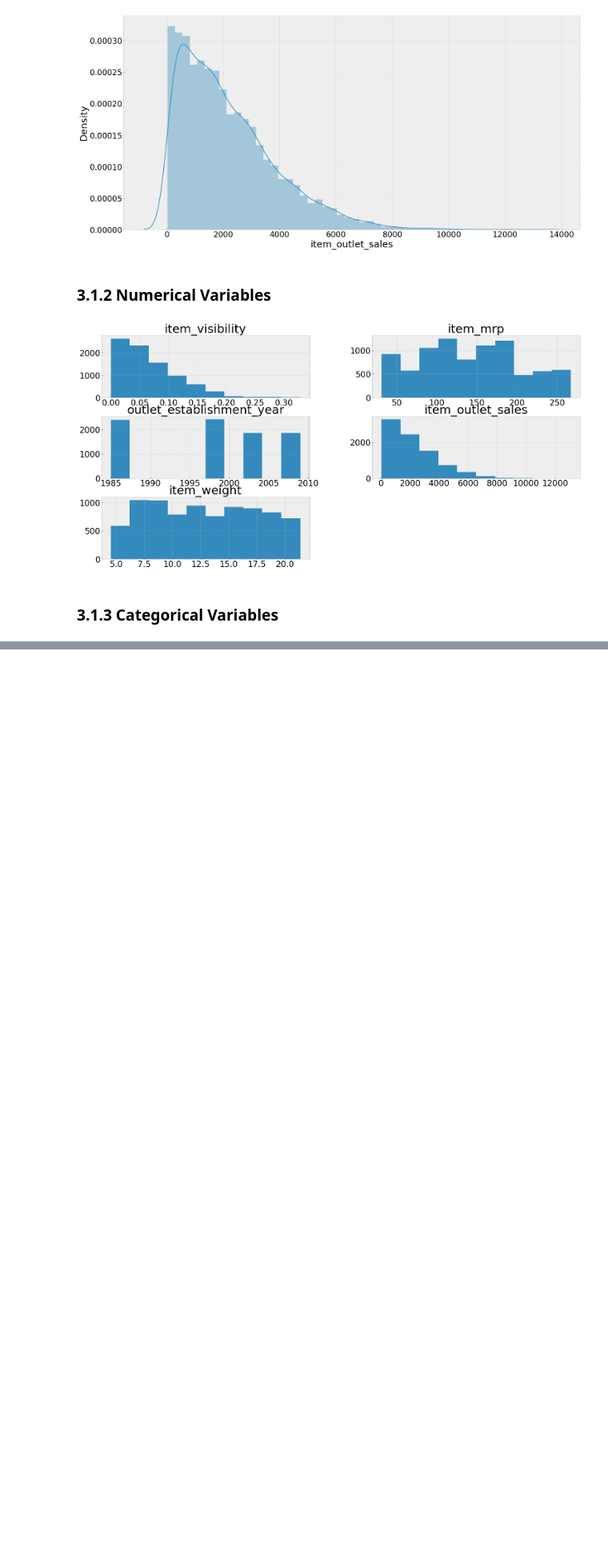
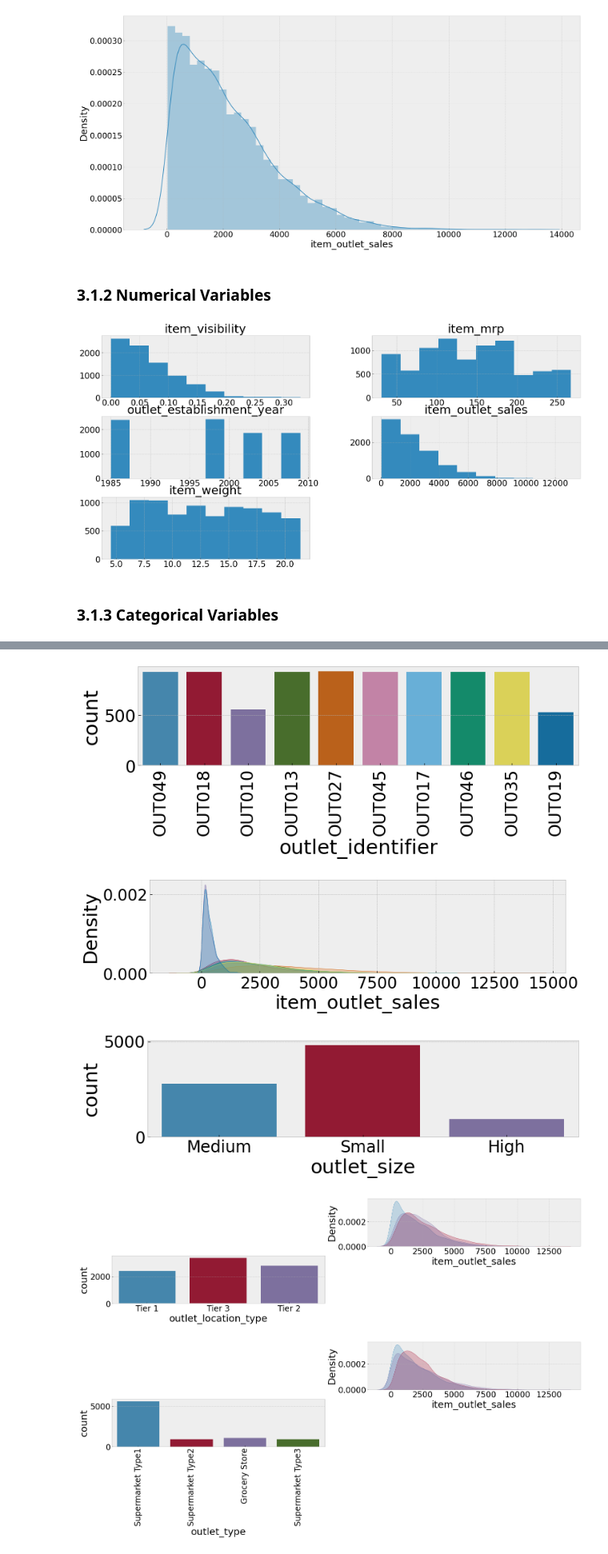
Before and after one commit to giovannadias/big_mart_sales_prediction, a Jupyter notebook: v01_big_mart_sales_prediction.ipynb, the cells around one changed output, grey strips where cells are left out. Shown at 80% size. Cells and saved outputs as stored; diff of their text form; code cells hidden in the pictures; blank space fills up the shorter version.

```diff
--- a/v01_big_mart_sales_prediction.ipynb
+++ b/v01_big_mart_sales_prediction.ipynb
@@ -331,0 +389,56 @@ Name: item_identifier, dtype: object
+# %%
+#outlet
+plt.subplot(4, 2, 1)
+sns.countplot(df3['outlet_identifier']);
+plt.xticks(rotation=90);
+plt.show()
+
+plt.subplot(4, 2, 2)
+sns.kdeplot(df3[df3['outlet_identifier'] == 'OUT049']['item_outlet_sales'], label = 'OUT049', shade=True);
+sns.kdeplot(df3[df3['outlet_identifier'] == 'OUT018']['item_outlet_sales'], label = 'OUT018', shade=True);
+sns.kdeplot(df3[df3['outlet_identifier'] == 'OUT010']['item_outlet_sales'], label = 'OUT010', shade=True);
+sns.kdeplot(df3[df3['outlet_identifier'] == 'OUT013']['item_outlet_sales'], label = 'OUT013', shade=True);
+sns.kdeplot(df3[df3['outlet_identifier'] == 'OUT027']['item_outlet_sales'], label = 'OUT027', shade=True);
+sns.kdeplot(df3[df3['outlet_identifier'] == 'OUT045']['item_outlet_sales'], label = 'OUT045', shade=True);
+sns.kdeplot(df3[df3['outlet_identifier'] == 'OUT017']['item_outlet_sales'], label = 'OUT017', shade=True);
+sns.kdeplot(df3[df3['outlet_identifier'] == 'OUT046']['item_outlet_sales'], label = 'OUT046', shade=True);
+sns.kdeplot(df3[df3['outlet_identifier'] == 'OUT035']['item_outlet_sales'], label = 'OUT035', shade=True);
+sns.kdeplot(df3[df3['outlet_identifier'] == 'OUT019']['item_outlet_sales'], label = 'OUT019', shade=True);
+plt.show()
+
+
+plt.subplot(4, 2, 3)
+sns.countplot(df3['outlet_size']);
+plt.show()
+
+plt.subplot(4, 2, 4)
+sns.kdeplot(df3[df3['outlet_size'] == 'Small']['item_outlet_sales'], label = 'Small', shade=True);
+sns.kdeplot(df3[df3['outlet_size'] == 'Medium']['item_outlet_sales'], label = 'Medium', shade=True);
+sns.kdeplot(df3[df3['outlet_size'] == 'Large']['item_outlet_sales'], label = 'Large', shade=True);
+sns.kdeplot(df3[df3['outlet_size'] == 'High']['item_outlet_sales'], label = 'High', shade=True);
+
+plt.subplot(4, 2, 5)
+sns.countplot(df3['outlet_location_type']);
+plt.show()
+
+plt.subplot(4, 2, 6)
+sns.kdeplot(df3[df3['outlet_location_type'] == 'Tier 1']['item_outlet_sales'], label = 'Tier 1', shade=True);
+sns.kdeplot(df3[df3['outlet_location_type'] == 'Tier 2']['item_outlet_sales'], label = 'Tier 2', shade=True);
+sns.kdeplot(df3[df3['outlet_location_type'] == 'Tier 3']['item_outlet_sales'], label = 'Tier 3', shade=True);
+
+plt.subplot(4, 2, 7)
+sns.countplot(df3['outlet_type']);
+plt.xticks(rotation=90);
+plt.show()
+
+plt.subplot(4, 2, 8)
+sns.kdeplot(df3[df3['outlet_type'] == 'Supermarket Type1']['item_outlet_sales'], label = 'Supermarket Type1', shade=True);
+sns.kdeplot(df3[df3['outlet_type'] == 'Supermarket Type2']['item_outlet_sales'], label = 'Supermarket Type2', shade=True);
+sns.kdeplot(df3[df3['outlet_type'] == 'Supermarket Type3']['item_outlet_sales'], label = 'Supermarket Type3', shade=True);
+sns.kdeplot(df3[df3['outlet_type'] == 'Grocery Store']['item_outlet_sales'], label = 'Grocery Store', shade=True);
+# %% [output]
+[figure, added]
+[figure, added]
+[figure, added]
+[figure, added]
+[figure, added]
```
Also changed, not shown: parts of 68 cells of this notebook.
